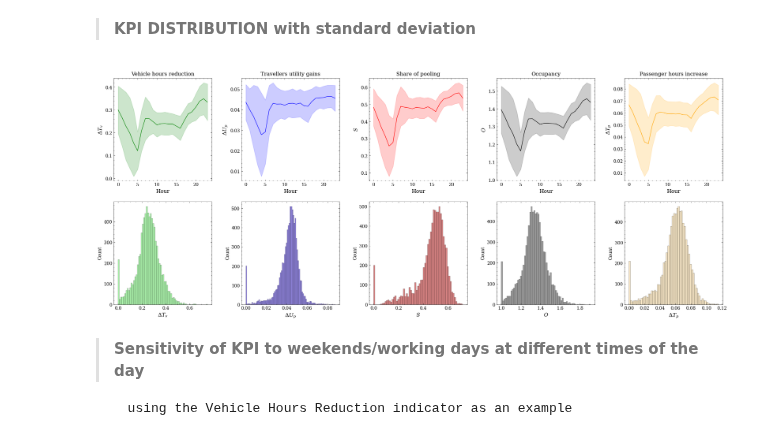
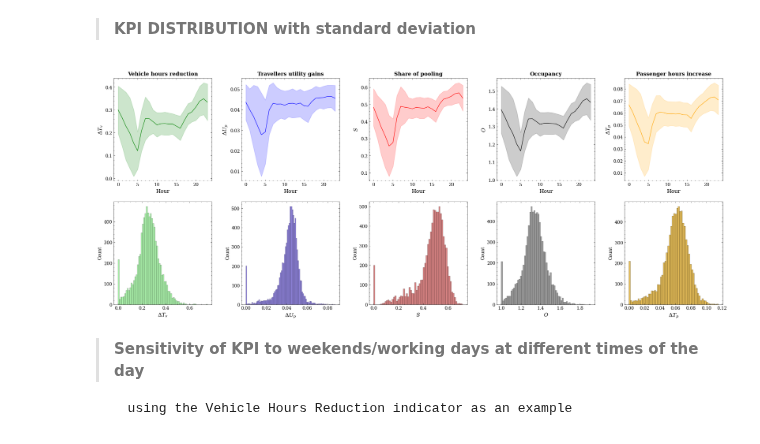
Before and after one commit to OlhaShulikaUJ/ExMAS-plotting, a Jupyter notebook: NYC KPI DA.ipynb, the cells around one changed output. Drawn from its saved outputs; the diff is of its cells as text; code cells hidden in the pictures.

```diff
--- a/NYC KPI DA.ipynb
+++ b/NYC KPI DA.ipynb
@@ -114,7 +114,7 @@ for d in df.shared_discount.unique():
     sns.lineplot(data = to_plot, x = df.Start_time.dt.hour, y = 'del_VehHourTrav', ax = ax, color='green', errorbar ='sd')
 ax1.set_xlabel('Hour', fontsize=12)
 ax1.set_ylabel("$\Delta T_v$", fontsize=12)
-ax1.set_title("Vehicle hours reduction", fontsize=12)
+ax1.set_title("Vehicle hours reduction", fontsize=12, fontweight='bold')
 
 ax=ax2
 for d in df.shared_discount.unique():
@@ -122,7 +122,7 @@ for d in df.shared_discount.unique():
     sns.lineplot(data = to_plot, x = df.Start_time.dt.hour, y = 'del_PassUtility', ax = ax, color='blue', errorbar ='sd')
 ax2.set_xlabel('Hour', fontsize=12)
 ax2.set_ylabel("$\Delta U_p$", fontsize=12)
-ax2.set_title("Travellers utility gains", fontsize=12)
+ax2.set_title("Travellers utility gains", fontsize=12, fontweight='bold')
 
 ax=ax3
 for d in df.shared_discount.unique():
@@ -130,7 +130,7 @@ for d in df.shared_discount.unique():
     sns.lineplot(data = to_plot, x = df.Start_time.dt.hour, y = 'shared_ratio', ax = ax, color='red', errorbar ='sd')
 ax3.set_xlabel('Hour', fontsize=12)
 ax3.set_ylabel("$S$", fontsize=12)
-ax3.set_title("Share of pooling", fontsize=12)
+ax3.set_title("Share of pooling", fontsize=12, fontweight='bold')
 
 ax=ax4
 for d in df.shared_discount.unique():
@@ -138,7 +138,7 @@ for d in df.shared_discount.unique():
     sns.lineplot(data = to_plot, x = df.Start_time.dt.hour, y = 'Occupancy', ax = ax, color='black', errorbar ='sd')
 ax4.set_xlabel('Hour', fontsize=12)
 ax4.set_ylabel("$O$", fontsize=12)
-ax4.set_title("Occupancy", fontsize=12)
+ax4.set_title("Occupancy", fontsize=12, fontweight='bold')
 
 ax=ax5
 for d in df.shared_discount.unique():
@@ -146,7 +146,7 @@ for d in df.shared_discount.unique():
     sns.lineplot(data = to_plot, x = df.Start_time.dt.hour, y = 'del_PassHourTrav', ax = ax, color='orange', errorbar ='sd')
 ax5.set_xlabel('Hour', fontsize=12)
 ax5.set_ylabel("$\Delta T_p$", fontsize=12)
-ax5.set_title("Passenger hours increase", fontsize=12)
+ax5.set_title("Passenger hours increase", fontsize=12, fontweight='bold')
 
 ax=ax6
 for d in df.shared_discount.unique():
@@ -162,35 +162,35 @@ sns.histplot(data = to_plot, x = 'del_PassUtility', color='slateblue', ax=ax)
 to_plot.Start_time.dt.dayofweek.unique()
 ax7.set_xlabel("$\Delta U_p$", fontsize=12)
 
 ax=ax8
 for d in df.shared_discount.unique():
     to_plot = df
 sns.histplot(data = to_plot, x = 'shared_ratio', color='indianred', ax=ax)
 to_plot.Start_time.dt.dayofweek.unique()
 ax8.set_xlabel("$S$", fontsize=12)
 
 ax=ax9
 for d in df.shared_discount.unique():
     to_plot = df
 sns.histplot(data = to_plot, x = 'Occupancy', color='grey', ax=ax)
 to_plot.Start_time.dt.dayofweek.unique()
 ax9.set_xlabel("$O$", fontsize=12)
 
 ax=ax10
 for d in df.shared_discount.unique():
     to_plot = df
-sns.histplot(data = to_plot, x = 'del_PassHourTrav', color='wheat', ax=ax)
+sns.histplot(data = to_plot, x = 'del_PassHourTrav', color='goldenrod', ax=ax)
 to_plot.Start_time.dt.dayofweek.unique()
 ax10.set_xlabel("$\Delta T_p$", fontsize=12)
 
 plt.subplots_adjust(left=0.125,
                     bottom=0.1,
                     right=1.2,
                     top=0.9,
                     wspace=0.3,
                     hspace=0.2)
 # %% [output]
-[figure, old version]
+[figure, new version]
 # %% [markdown]
 > **Sensitivity of KPI to weekends/working days at different times of the day**
 
```
Also changed, not shown: parts of 2 cells of this notebook.
